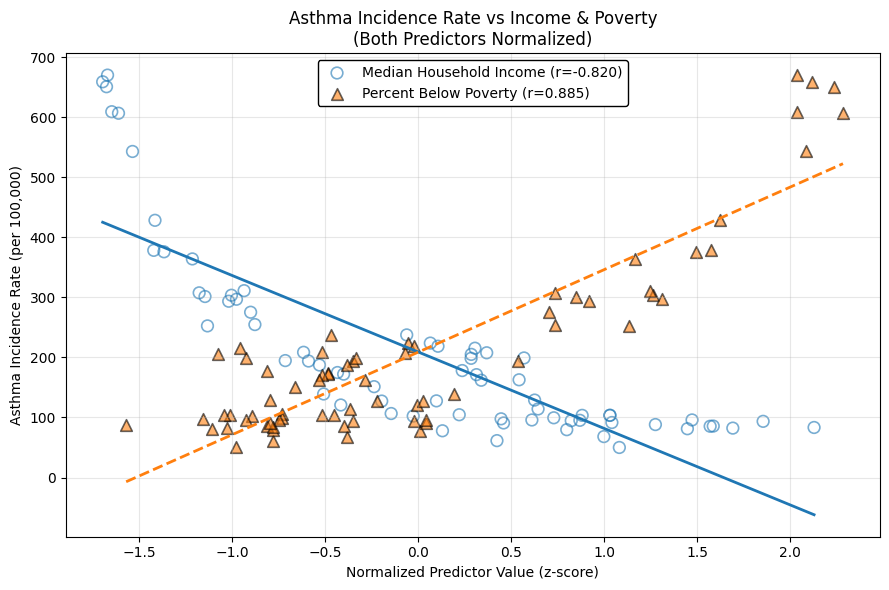
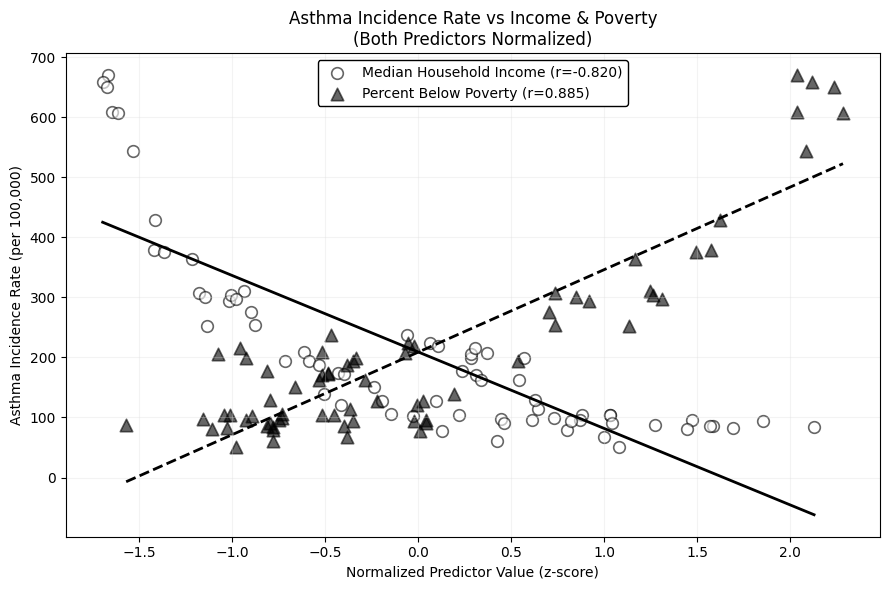
Code edit (unified diff) that turned the first committed figure into the second:
--- before
+++ after
@@ -33,5 +33,5 @@
 # Scatter: Income — open circles
 ax.scatter(income_norm, merged_both["asthma_incidence_rate"],
-           alpha=0.6, s=70, marker="o", facecolors="none", edgecolors="C0",
+           alpha=0.6, s=70, marker="o", facecolors="white", edgecolors="black",
            linewidths=1.2, label=f"Median Household Income (r={corr_income:.3f})")
 
@@ -40,9 +40,9 @@
 p1 = np.poly1d(z1)
 x1_line = np.linspace(income_norm.min(), income_norm.max(), 200)
-ax.plot(x1_line, p1(x1_line), color="C0", linewidth=2, linestyle="-")
+ax.plot(x1_line, p1(x1_line), color="black", linewidth=2, linestyle="-")
 
 # Scatter: Poverty — filled triangles
 ax.scatter(poverty_norm, merged_both["asthma_incidence_rate"],
-           alpha=0.6, s=70, marker="^", facecolors="C1", edgecolors="black",
+           alpha=0.6, s=80, marker="^", facecolors="black", edgecolors="black",
            linewidths=1.2, label=f"Percent Below Poverty (r={corr_poverty:.3f})")
 
@@ -51,5 +51,5 @@
 p2 = np.poly1d(z2)
 x2_line = np.linspace(poverty_norm.min(), poverty_norm.max(), 200)
-ax.plot(x2_line, p2(x2_line), color="C1", linewidth=2, linestyle="--")
+ax.plot(x2_line, p2(x2_line), color="black", linewidth=2, linestyle="--")
 
 ax.set_xlabel("Normalized Predictor Value (z-score)")

Commit: [Mayank] Refactor: Making the plots b&w